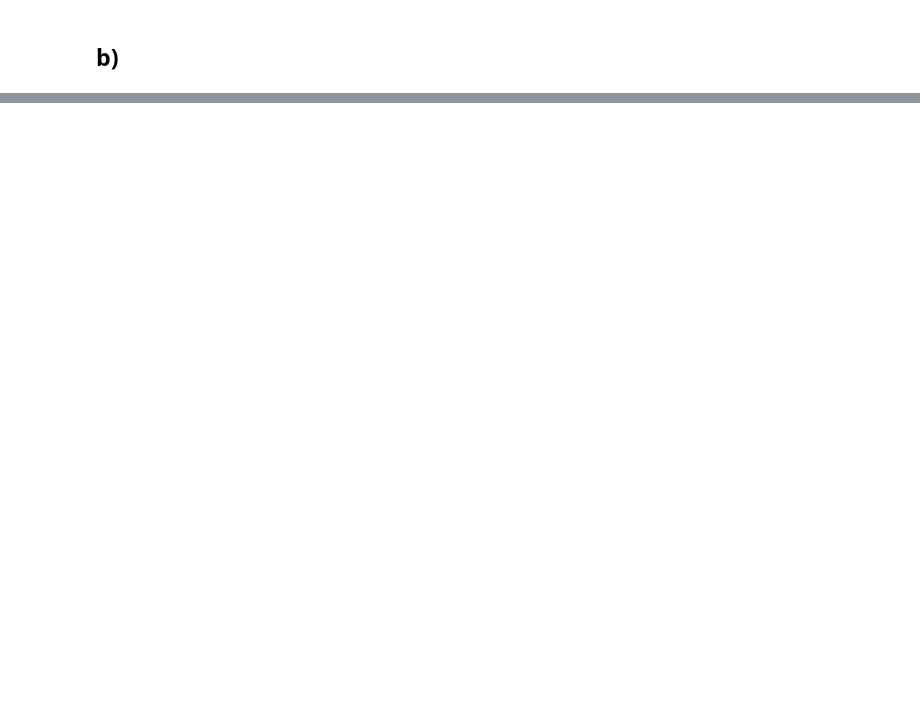
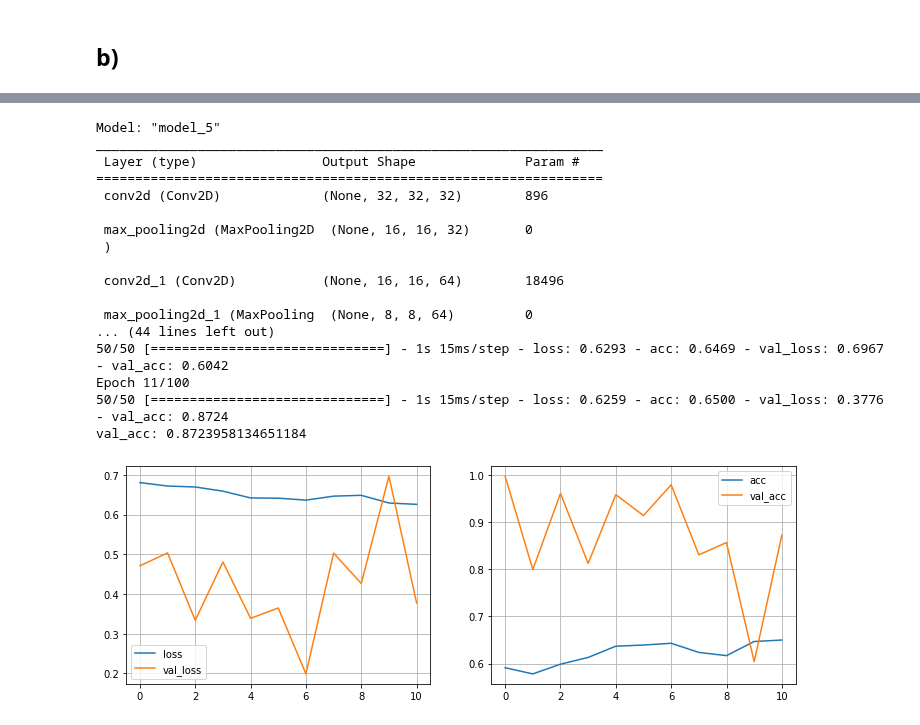
Before and after one commit to felix-tjernberg/ai21-deep-learning, a Jupyter notebook: lab/2_train_models.ipynb, the cells around one changed output, grey strips where cells are left out. Drawn from its saved outputs; the diff is of its cells as text; code cells hidden in the pictures; blank space fills up the shorter version.

```diff
--- a/lab/2_train_models.ipynb
+++ b/lab/2_train_models.ipynb
@@ -232,0 +241,23 @@ val_acc: 0.9713541865348816
+# %%
+model_5__mlp_layers = [Dropout(.3), Dense(256, activation='relu', kernel_initializer='he_normal')]
+model_5 = model_cnn_2_classes(model_1__cnn_layers, model_5__mlp_layers, name='model_5')
+fit_then_evaluate_model(model_5)
+# %% [output]
+Model: "model_5"
+_________________________________________________________________
+ Layer (type)                Output Shape              Param #
+=================================================================
+ conv2d (Conv2D)             (None, 32, 32, 32)        896
+
+ max_pooling2d (MaxPooling2D  (None, 16, 16, 32)       0
+ )
+
+ conv2d_1 (Conv2D)           (None, 16, 16, 64)        18496
+
+ max_pooling2d_1 (MaxPooling  (None, 8, 8, 64)         0
+... (44 lines left out)
+50/50 [==============================] - 1s 15ms/step - loss: 0.6293 - acc: 0.6469 - val_loss: 0.6967 - val_acc: 0.6042
+Epoch 11/100
+50/50 [==============================] - 1s 15ms/step - loss: 0.6259 - acc: 0.6500 - val_loss: 0.3776 - val_acc: 0.8724
+val_acc: 0.8723958134651184
+[figure, added]
```
Also changed, not shown: parts of 11 cells of this notebook.
